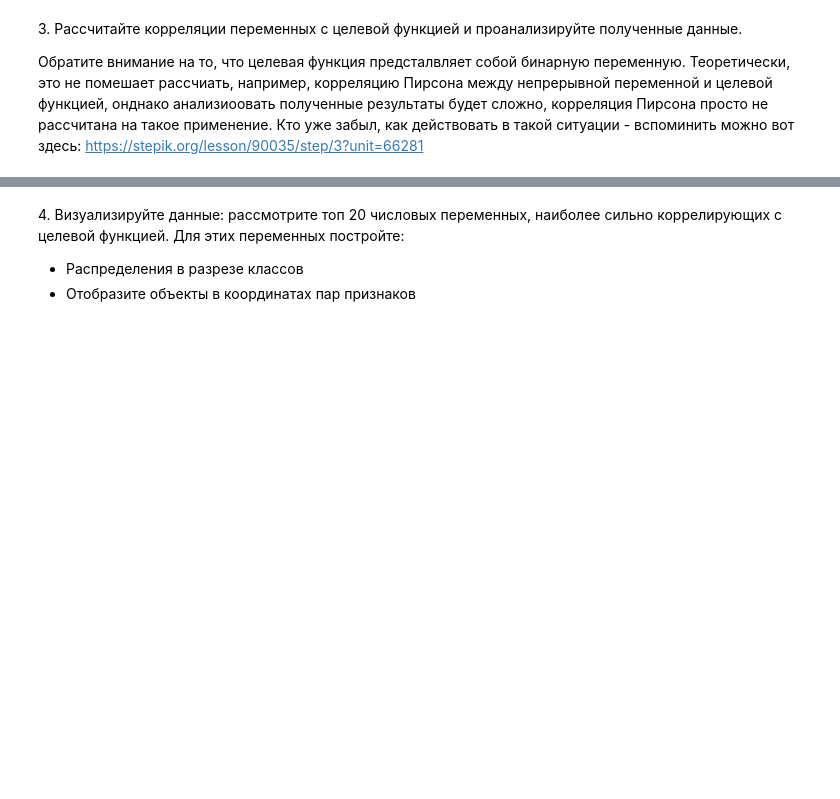
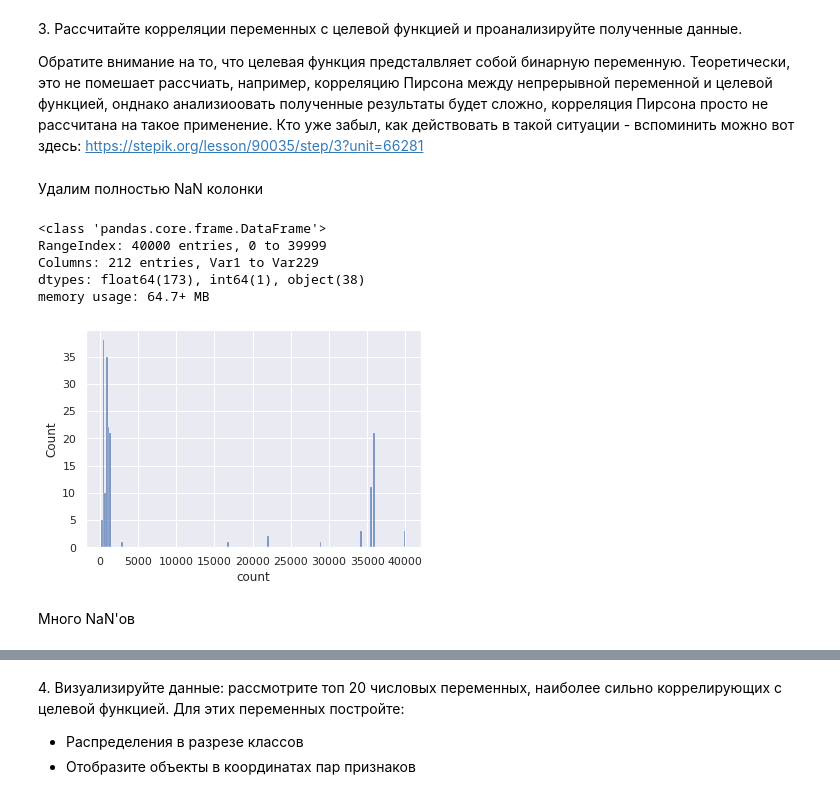
Before and after one commit to Uniholder/Specialization-Yandex-MIPT, a Jupyter notebook: 6_Final_projects/2_churn_prediction/week_1.ipynb, the cells around one changed output, grey strips where cells are left out. Saved outputs shown, nothing was run; the diff lists cells and outputs as text; code cells hidden in the pictures; blank space fills up the shorter version.

```diff
--- a/6_Final_projects/2_churn_prediction/week_1.ipynb
+++ b/6_Final_projects/2_churn_prediction/week_1.ipynb
@@ -71,3 +88,23 @@ dtype: float64
 3\. Рассчитайте корреляции переменных с целевой функцией и проанализируйте полученные данные.
 
 Обратите внимание на то, что целевая функция предсталвляет собой бинарную переменную. Теоретически, это не помешает рассчиать, например, корреляцию Пирсона между непрерывной переменной и целевой функцией, онднако анализиоовать полученные результаты будет сложно, корреляция Пирсона просто не рассчитана на такое применение. Кто уже забыл, как действовать в такой ситуации - вспоминить можно вот здесь: https://stepik.org/lesson/90035/step/3?unit=66281
+# %% [markdown]
+Удалим полностью NaN колонки
+# %%
+df_train.dropna(axis=1, how='all', inplace=True)
+# %%
+df_train.info()
+# %% [output]
+<class 'pandas.core.frame.DataFrame'>
+RangeIndex: 40000 entries, 0 to 39999
+Columns: 212 entries, Var1 to Var229
+dtypes: float64(173), int64(1), object(38)
+memory usage: 64.7+ MB
+# %%
+not_nans = df_train.describe().loc['count'].sort_values()
+# %%
+sns.histplot(not_nans);
+# %% [output]
+[figure, added]
+# %% [markdown]
+Много NaN'ов
```
Also changed, not shown: parts of 19 cells of this notebook.
